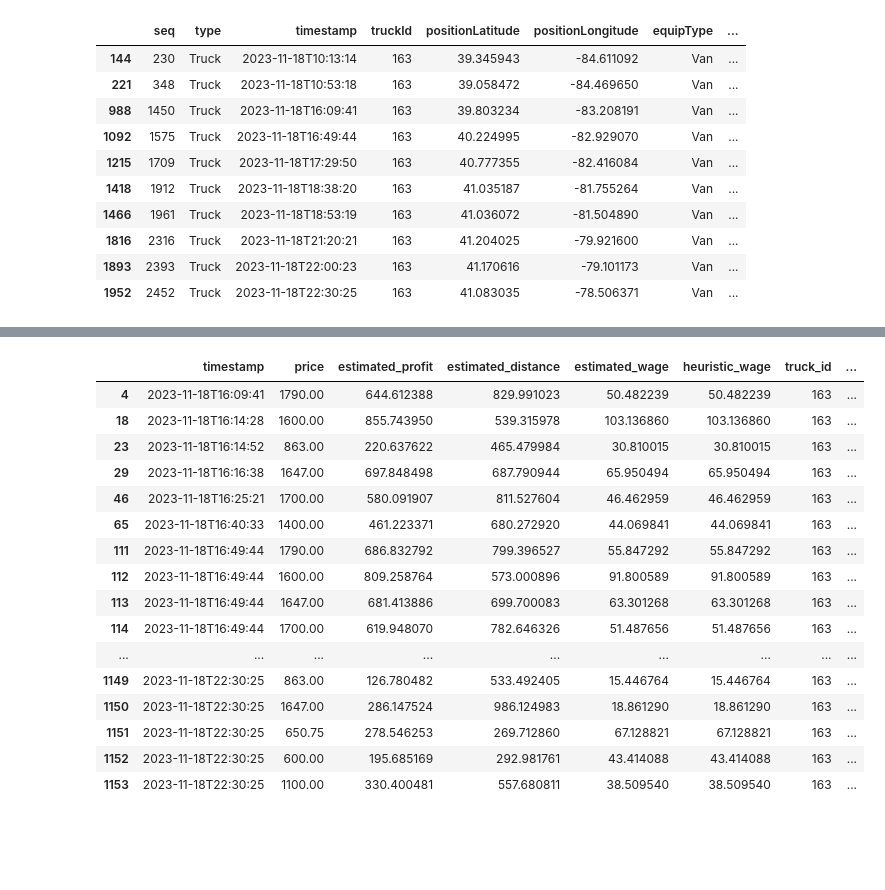
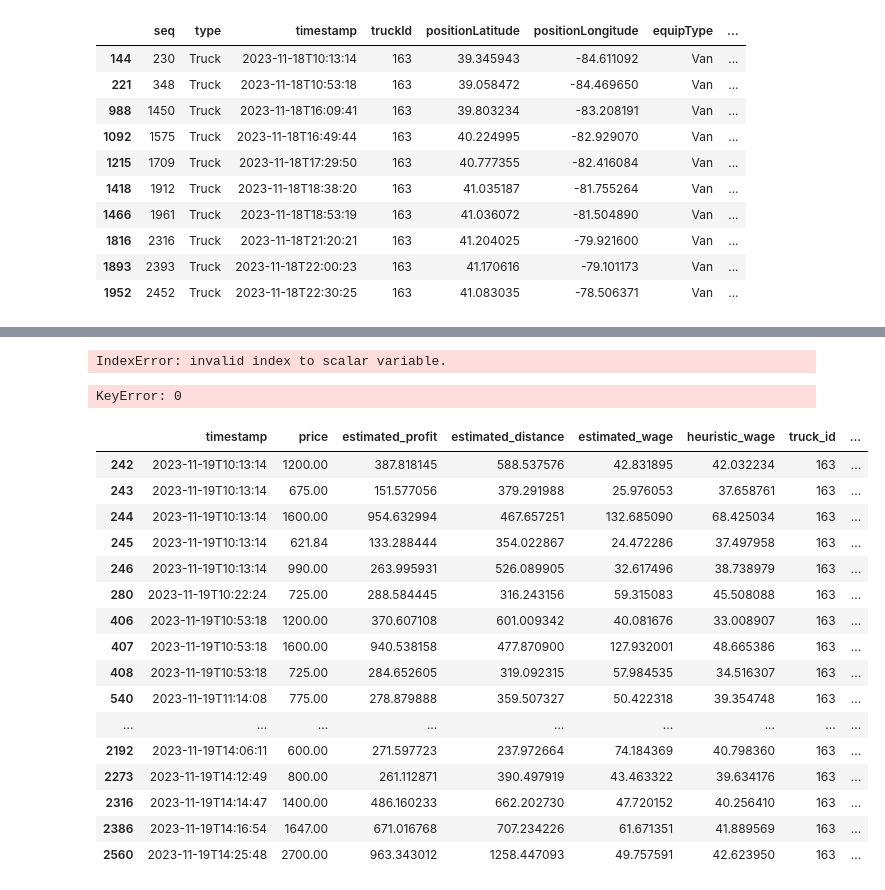
Before and after one commit to imaique/123Loadboard-Challenge, a Jupyter notebook: data_analysis/data analysis.ipynb, the cells around one changed output, grey strips where cells are left out. Cells and saved outputs as stored; diff of their text form; code cells hidden in the pictures; blank space fills up the shorter version.

```diff
--- a/data_analysis/data analysis.ipynb
+++ b/data_analysis/data analysis.ipynb
@@ -83,20 +83,29 @@ Name: truck_id, Length: 158, dtype: int64
+# %%
+serie.iloc[0]['truck_id']
+# %% [output]
+IndexError: invalid index to scalar variable.
 # %%
-df.loc[df['truck_id'] == 163]
+busy_guy = df.loc[df['truck_id'] == 163]
+busy_guy
 # %% [output]
-|  | timestamp | price | estimated_profit | estimated_distance | estimated_wage | heuristic_wage | truck_id | ... |
-| 4 | 2023-11-18T16:09:41 | 1790.00 | 644.612388 | 829.991023 | 50.482239 | 50.482239 | 163 | ... |
-| 18 | 2023-11-18T16:14:28 | 1600.00 | 855.743950 | 539.315978 | 103.136860 | 103.136860 | 163 | ... |
-| 23 | 2023-11-18T16:14:52 | 863.00 | 220.637622 | 465.479984 | 30.810015 | 30.810015 | 163 | ... |
-| 29 | 2023-11-18T16:16:38 | 1647.00 | 697.848498 | 687.790944 | 65.950494 | 65.950494 | 163 | ... |
-| 46 | 2023-11-18T16:25:21 | 1700.00 | 580.091907 | 811.527604 | 46.462959 | 46.462959 | 163 | ... |
-| 65 | 2023-11-18T16:40:33 | 1400.00 | 461.223371 | 680.272920 | 44.069841 | 44.069841 | 163 | ... |
-| 111 | 2023-11-18T16:49:44 | 1790.00 | 686.832792 | 799.396527 | 55.847292 | 55.847292 | 163 | ... |
-| 112 | 2023-11-18T16:49:44 | 1600.00 | 809.258764 | 573.000896 | 91.800589 | 91.800589 | 163 | ... |
-| 113 | 2023-11-18T16:49:44 | 1647.00 | 681.413886 | 699.700083 | 63.301268 | 63.301268 | 163 | ... |
-| 114 | 2023-11-18T16:49:44 | 1700.00 | 619.948070 | 782.646326 | 51.487656 | 51.487656 | 163 | ... |
-| ... | ... | ... | ... | ... | ... | ... | ... | ... |
-| 1149 | 2023-11-18T22:30:25 | 863.00 | 126.780482 | 533.492405 | 15.446764 | 15.446764 | 163 | ... |
-| 1150 | 2023-11-18T22:30:25 | 1647.00 | 286.147524 | 986.124983 | 18.861290 | 18.861290 | 163 | ... |
-| 1151 | 2023-11-18T22:30:25 | 650.75 | 278.546253 | 269.712860 | 67.128821 | 67.128821 | 163 | ... |
-| 1152 | 2023-11-18T22:30:25 | 600.00 | 195.685169 | 292.981761 | 43.414088 | 43.414088 | 163 | ... |
-| 1153 | 2023-11-18T22:30:25 | 1100.00 | 330.400481 | 557.680811 | 38.509540 | 38.509540 | 163 | ... |
+KeyError: 0
+# %%
+busy_guy.head(30)
+# %% [output]
+|  | timestamp | price | estimated_profit | estimated_distance | estimated_wage | heuristic_wage | truck_id | ... |
+| 242 | 2023-11-19T10:13:14 | 1200.00 | 387.818145 | 588.537576 | 42.831895 | 42.032234 | 163 | ... |
+| 243 | 2023-11-19T10:13:14 | 675.00 | 151.577056 | 379.291988 | 25.976053 | 37.658761 | 163 | ... |
+| 244 | 2023-11-19T10:13:14 | 1600.00 | 954.632994 | 467.657251 | 132.685090 | 68.425034 | 163 | ... |
+| 245 | 2023-11-19T10:13:14 | 621.84 | 133.288444 | 354.022867 | 24.472286 | 37.497958 | 163 | ... |
+| 246 | 2023-11-19T10:13:14 | 990.00 | 263.995931 | 526.089905 | 32.617496 | 38.738979 | 163 | ... |
+| 280 | 2023-11-19T10:22:24 | 725.00 | 288.584445 | 316.243156 | 59.315083 | 45.508088 | 163 | ... |
+| 406 | 2023-11-19T10:53:18 | 1200.00 | 370.607108 | 601.009342 | 40.081676 | 33.008907 | 163 | ... |
+| 407 | 2023-11-19T10:53:18 | 1600.00 | 940.538158 | 477.870900 | 127.932001 | 48.665386 | 163 | ... |
+| 408 | 2023-11-19T10:53:18 | 725.00 | 284.652605 | 319.092315 | 57.984535 | 34.516307 | 163 | ... |
+| 540 | 2023-11-19T11:14:08 | 775.00 | 278.879888 | 359.507327 | 50.422318 | 39.354748 | 163 | ... |
+| ... | ... | ... | ... | ... | ... | ... | ... | ... |
+| 2192 | 2023-11-19T14:06:11 | 600.00 | 271.597723 | 237.972664 | 74.184369 | 40.798360 | 163 | ... |
+| 2273 | 2023-11-19T14:12:49 | 800.00 | 261.112871 | 390.497919 | 43.463322 | 39.634176 | 163 | ... |
+| 2316 | 2023-11-19T14:14:47 | 1400.00 | 486.160233 | 662.202730 | 47.720152 | 40.256410 | 163 | ... |
+| 2386 | 2023-11-19T14:16:54 | 1647.00 | 671.016768 | 707.234226 | 61.671351 | 41.889569 | 163 | ... |
+| 2560 | 2023-11-19T14:25:48 | 2700.00 | 963.343012 | 1258.447093 | 49.757591 | 42.623950 | 163 | ... |
```
Also changed, not shown: parts of 3 cells of this notebook, 1 other file.
